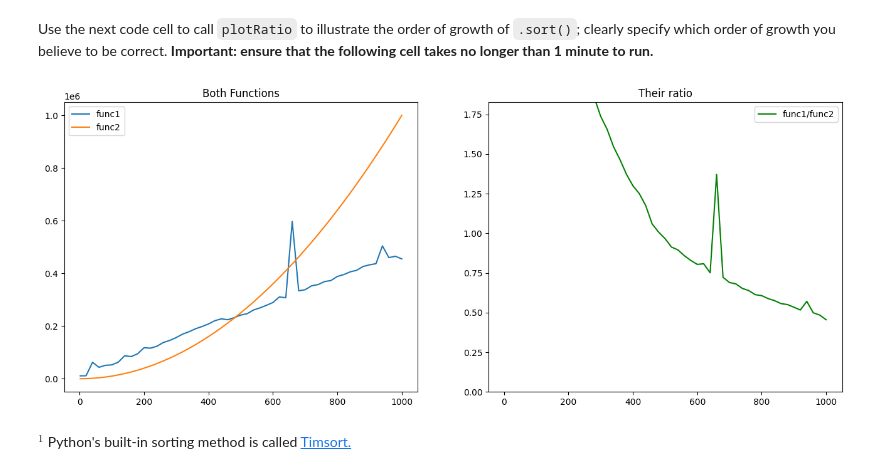
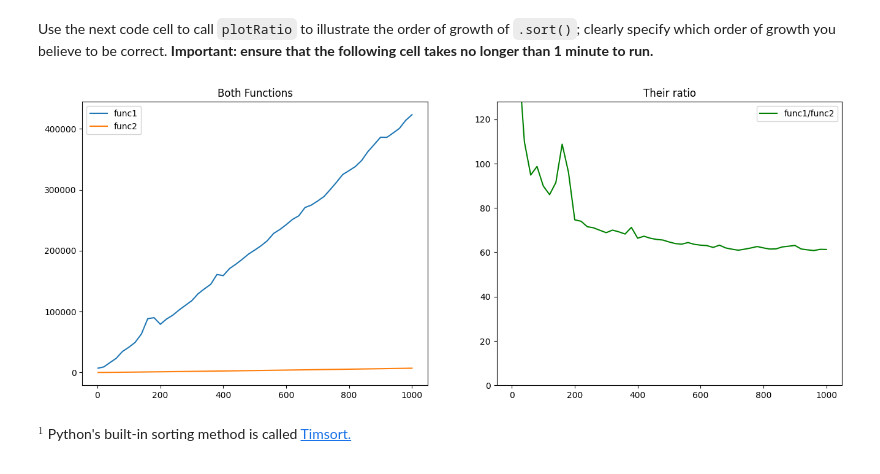
Before and after one commit to Bikatr7/CS2150ClassCode, a Jupyter notebook: projects/4/Bilyeu_Project4.ipynb, the cells around one changed output. Cells and saved outputs as stored; diff of their text form; code cells hidden in the pictures.

```diff
--- a/projects/4/Bilyeu_Project4.ipynb
+++ b/projects/4/Bilyeu_Project4.ipynb
@@ -226,6 +226,8 @@ Finally, we say that an algorithm has a *cubic time complexity* if the order of
 
 The next cell conveniently provides these three functions to you for use in Deliverable #5.
 # %%
+import math
+
 def linear(n) :
     return n
 
@@ -234,6 +236,12 @@ def quadratic(n) :
 
 def cubic(n) :
     return pow(n,3)
+
+def x_cubed(x) :
+    return pow(x,3)
+
+def n_log_n(x) :
+    return x * math.log(x)
 # %% [markdown]
 # Deliverable #5: Determine the time complexity of your algorithms.
 
@@ -308,9 +317,11 @@ expectEqual(all(l[i] <= l[i+1] for i in range(len(l)-1)),False)
 expectEqual(sortTime(100)==0,False)
 # %% [markdown]
 Use the next code cell to call `plotRatio` to illustrate the order of growth of `.sort()`; clearly specify which order of growth you believe to be correct. **Important: ensure that the following cell takes no longer than 1 minute to run.**
-# %%
-plotRatio(sortTime, quadratic, 1000)
-# %% [output]
-[figure, removed]
+# %%
+## .sort using timsort which is n log n
+
+plotRatio(sortTime, n_log_n, 1000)
+# %% [output]
+[figure, added]
 # %% [markdown]
 $^1$ Python's built-in sorting method is called [Timsort.](https://en.wikipedia.org/wiki/Timsort)
```
Also changed, not shown: parts of 7 cells of this notebook.
